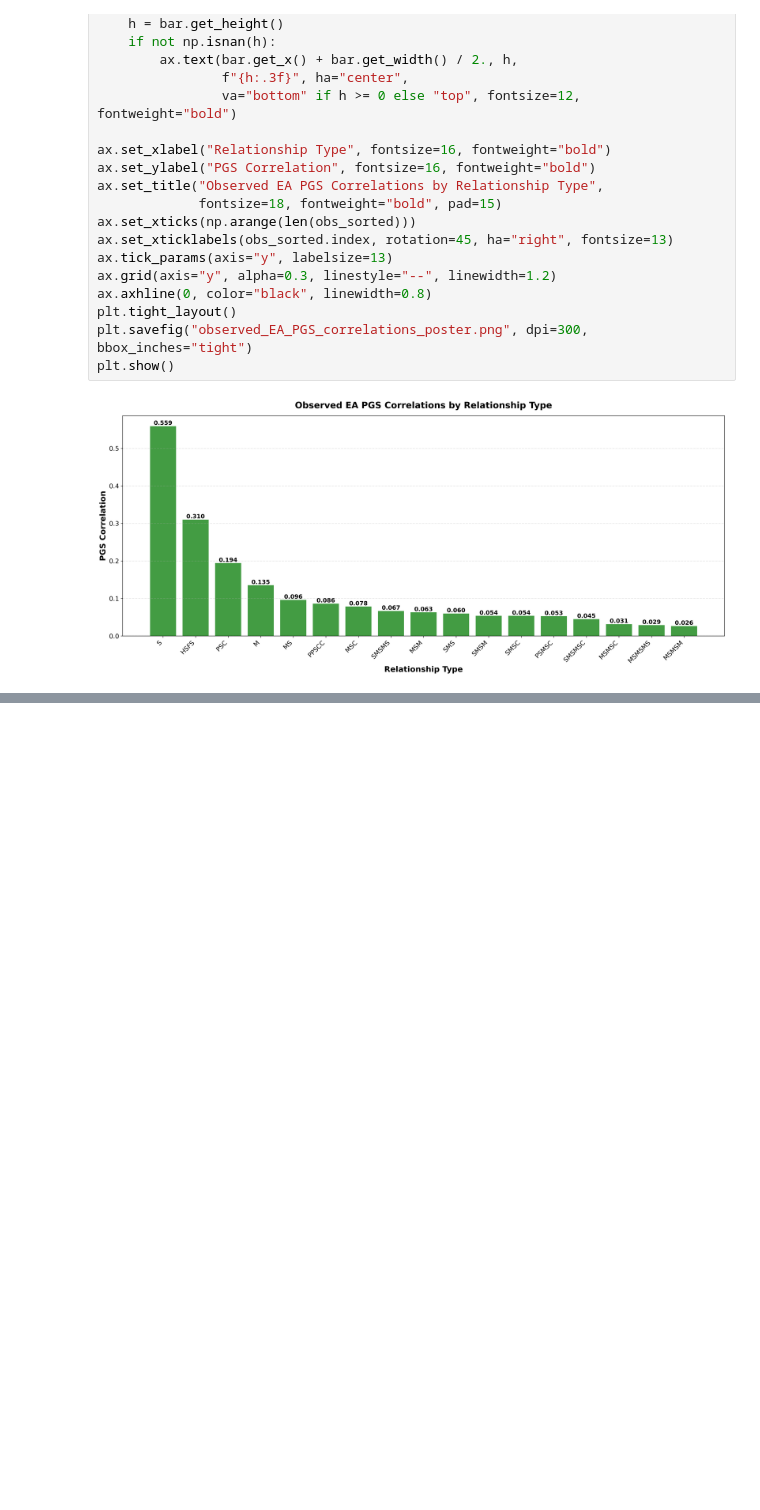
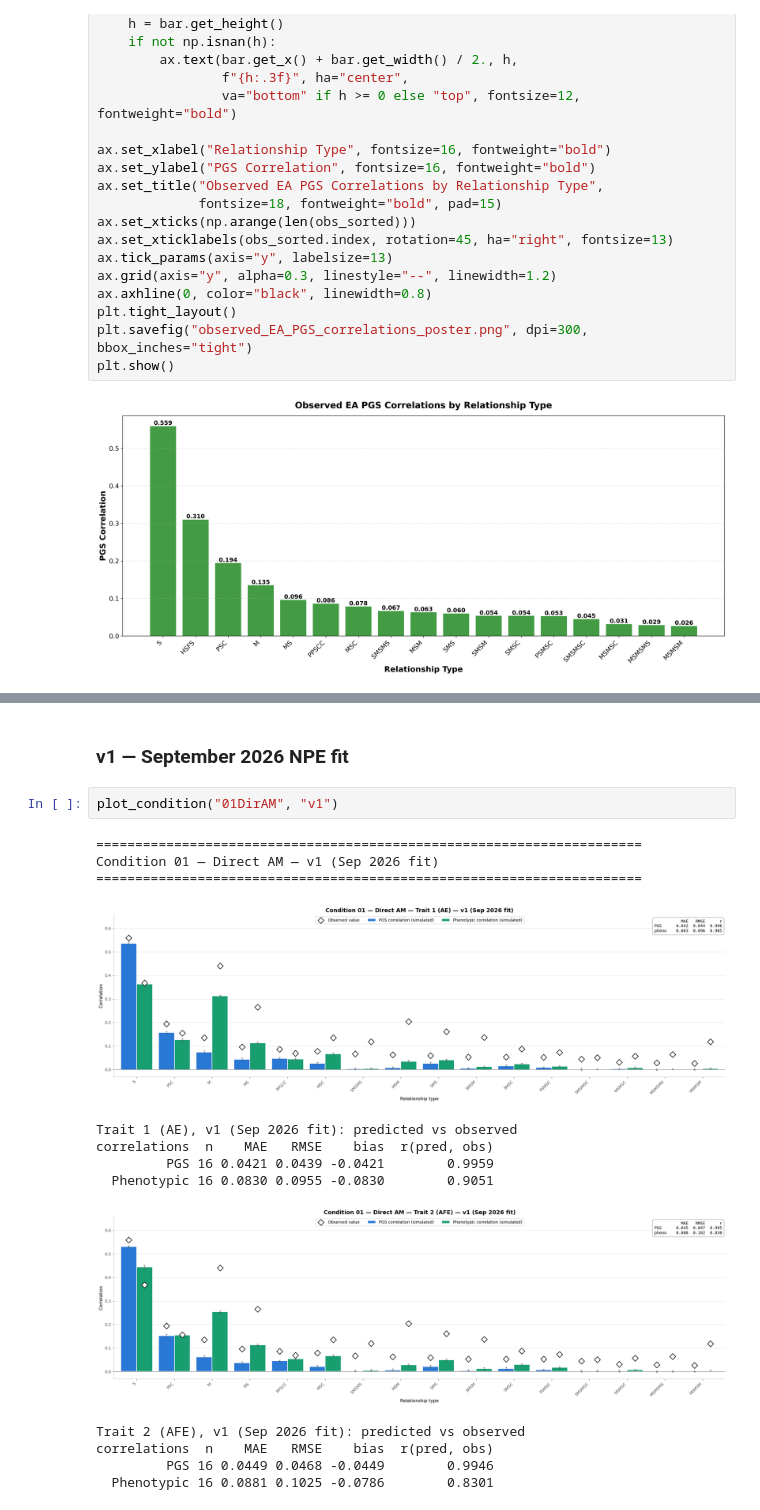
Before and after one commit to Xuanyu-Lyu/PGS_Cor_Relative, a Jupyter notebook: Scripts/nn_NPE/Analysis_NPE.ipynb, the cells around one changed output, grey strips where cells are left out. Saved outputs shown, nothing was run; the diff lists cells and outputs as text; blank space fills up the shorter version.

Commit message:
predicted condition 3

```diff
--- a/Scripts/nn_NPE/Analysis_NPE.ipynb
+++ b/Scripts/nn_NPE/Analysis_NPE.ipynb
@@ -437,0 +271,18 @@ Condition 05 (v2, PGS-only fit) — AM Migration, no VT
+# %% [markdown]
+### v1 — September 2026 NPE fit
+# %%
+plot_condition("01DirAM", "v1")
+# %% [output]
+======================================================================
+Condition 01 — Direct AM — v1 (Sep 2026 fit)
+======================================================================
+[figure, added]
+Trait 1 (AE), v1 (Sep 2026 fit): predicted vs observed
+correlations  n    MAE   RMSE    bias  r(pred, obs)
+         PGS 16 0.0421 0.0439 -0.0421        0.9959
+  Phenotypic 16 0.0830 0.0955 -0.0830        0.9051
+[figure, added]
+Trait 2 (AFE), v1 (Sep 2026 fit): predicted vs observed
+correlations  n    MAE   RMSE    bias  r(pred, obs)
+         PGS 16 0.0449 0.0468 -0.0449        0.9946
+  Phenotypic 16 0.0881 0.1025 -0.0786        0.8301
```
Also changed, not shown: parts of 65 cells of this notebook, 16 other files.
